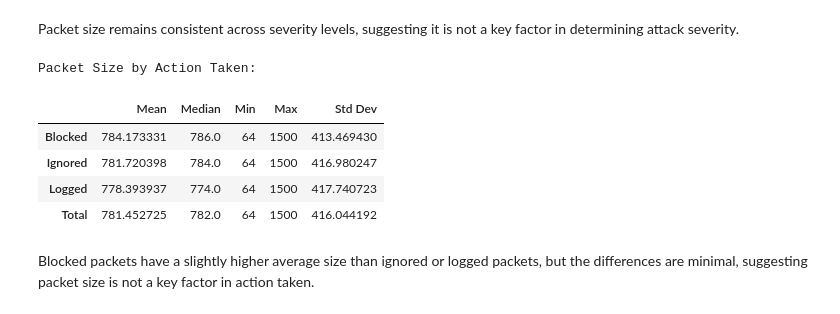
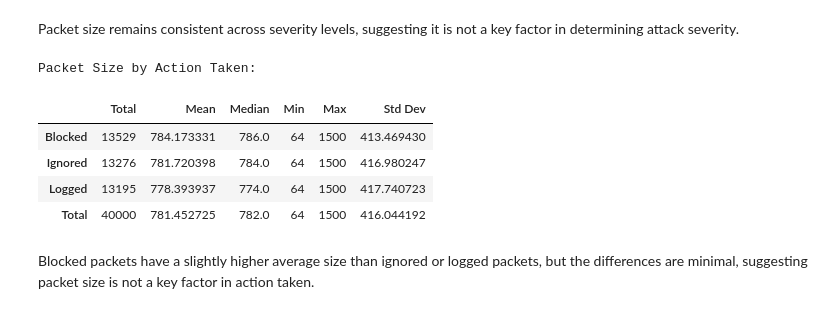
Before and after one commit to natfaria/cyberAttack, a Jupyter notebook: cyberattacks/notebooks/EDA.ipynb, the cells around one changed output. Saved outputs shown, nothing was run; the diff lists cells and outputs as text; code cells hidden in the pictures.

```diff
--- a/cyberattacks/notebooks/EDA.ipynb
+++ b/cyberattacks/notebooks/EDA.ipynb
@@ -390,36 +398,40 @@ Packet Size by Severity Level:
 Packet size remains consistent across severity levels, suggesting it is not a key factor in determining attack severity.
 # %%
 # Creating a cross table for Packet Length by Action Taken
-packet_size_by_action = df.pivot_table(
+packet_size = df.pivot_table(
     values="Packet Length",
     index="Action Taken",
-    aggfunc=["mean", "median", "min", "max", "std"]
+    aggfunc=["count", "mean", "median", "min", "max", "std"]
 )
 
 # Renaming columns
-packet_size_by_action.columns = ["Mean", "Median", "Min", "Max", "Std Dev"]
+packet_size.columns = ["Total", "Mean", "Median", "Min", "Max", "Std Dev"]
 
 
 # Total Row for the table
-packet_size_by_action = pd.concat([packet_size_by_action,
+packet_size = pd.concat([packet_size,
     pd.DataFrame(
-    [[df["Packet Length"].mean(), df["Packet Length"].median(), df["Packet Length"].min(),
-      df["Packet Length"].max(), df["Packet Length"].std()]],
-
-    columns=packet_size_by_action.columns,
+    [[df["Packet Length"].count(),
+      df["Packet Length"].mean(),
+      df["Packet Length"].median(),
+      df["Packet Length"].min(),
+      df["Packet Length"].max(),
+      df["Packet Length"].std()]
+    ],
+    columns=packet_size.columns,
     index=["Total"]
 )])
 
 # Display table
 print("Packet Size by Action Taken:")
-display(packet_size_by_action)
+display(packet_size)
 # %% [output]
 Packet Size by Action Taken:
-|  | Mean | Median | Min | Max | Std Dev |
-| Blocked | 784.173331 | 786.0 | 64 | 1500 | 413.469430 |
-| Ignored | 781.720398 | 784.0 | 64 | 1500 | 416.980247 |
-| Logged | 778.393937 | 774.0 | 64 | 1500 | 417.740723 |
-| Total | 781.452725 | 782.0 | 64 | 1500 | 416.044192 |
+|  | Total | Mean | Median | Min | Max | Std Dev |
+| Blocked | 13529 | 784.173331 | 786.0 | 64 | 1500 | 413.469430 |
+| Ignored | 13276 | 781.720398 | 784.0 | 64 | 1500 | 416.980247 |
+| Logged | 13195 | 778.393937 | 774.0 | 64 | 1500 | 417.740723 |
+| Total | 40000 | 781.452725 | 782.0 | 64 | 1500 | 416.044192 |
 # %% [markdown]
 Blocked packets have a slightly higher average size than ignored or logged packets, but the differences are minimal, suggesting packet size is not a key factor in action taken.
 # %% [markdown]
```
Also changed, not shown: parts of 13 cells of this notebook, 1 other file.
